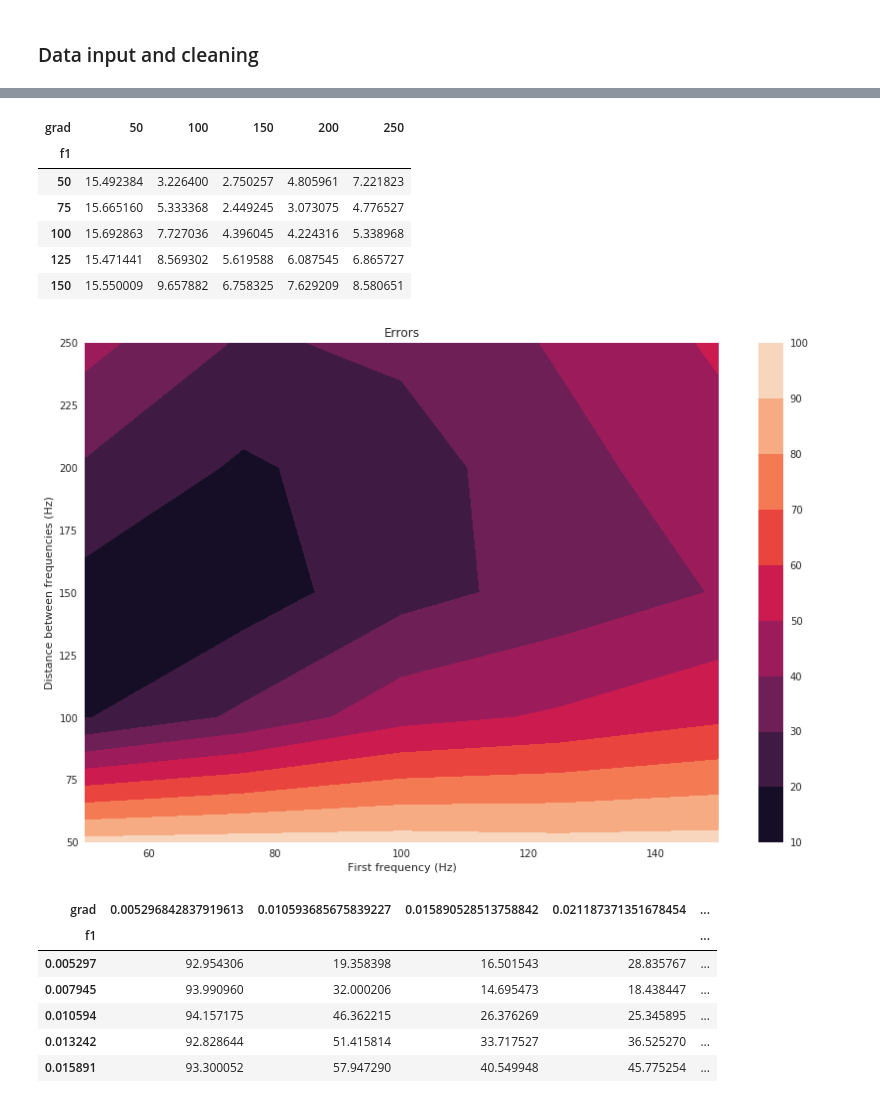
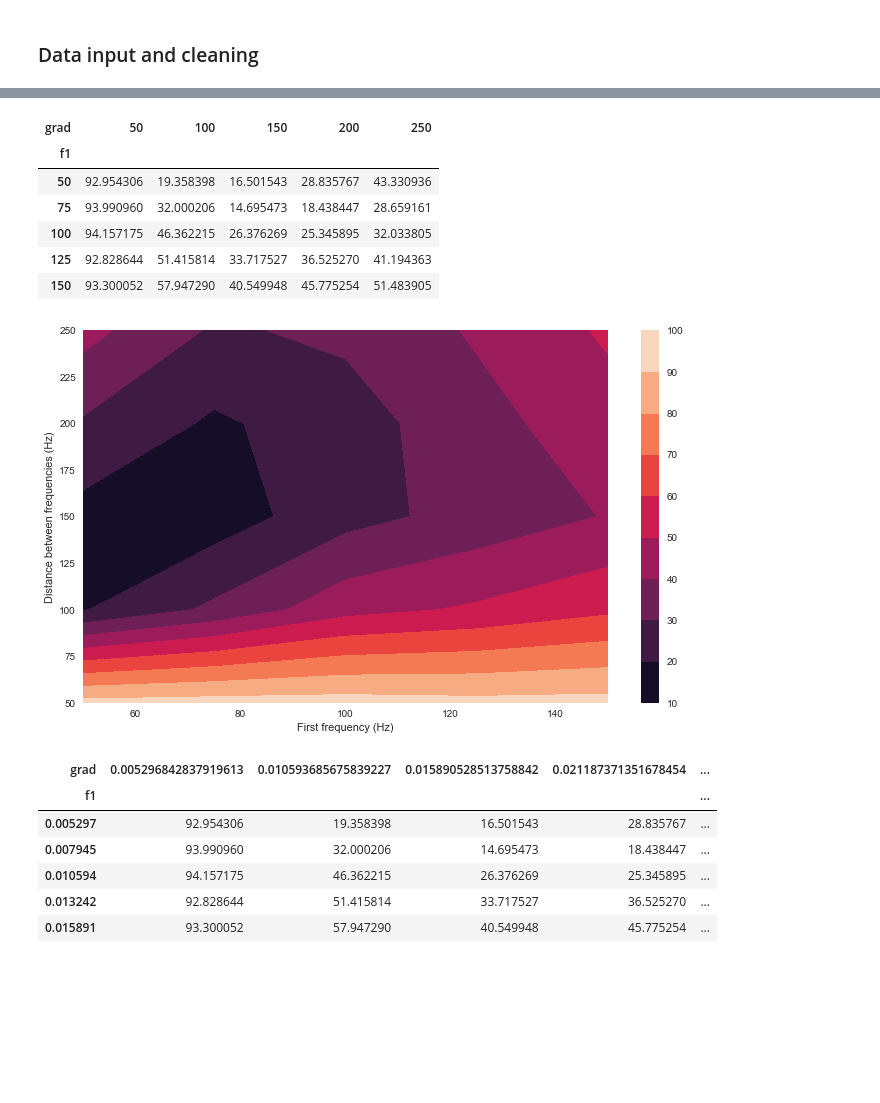
Before and after one commit to byi649/Design-Automation-Optimisation-for-Multi-Material-3D-Printing, a Jupyter notebook: Results/2018-08-17/Statistical analysis-k.ipynb, the cells around one changed output, grey strips where cells are left out. Cells and saved outputs as stored; diff of their text form; code cells hidden in the pictures; blank space fills up the shorter version.

```diff
--- a/Results/2018-08-17/Statistical analysis-k.ipynb
+++ b/Results/2018-08-17/Statistical analysis-k.ipynb
@@ -52,32 +46,33 @@ errors.drop([x for x in errors.columns if type(x)==int], axis=1, inplace=True)
 mean_errors = errors.groupby(["f1", "grad"], as_index=False).mean()
 # %%
 mean_errors = mean_errors.pivot("f1", "grad", "error")
-mean_errors / 6
+mean_errors
 # %% [output]
 | grad | 50 | 100 | 150 | 200 | 250 |
 | f1 |  |  |  |  |  |
-| 50 | 15.492384 | 3.226400 | 2.750257 | 4.805961 | 7.221823 |
-| 75 | 15.665160 | 5.333368 | 2.449245 | 3.073075 | 4.776527 |
-| 100 | 15.692863 | 7.727036 | 4.396045 | 4.224316 | 5.338968 |
-| 125 | 15.471441 | 8.569302 | 5.619588 | 6.087545 | 6.865727 |
-| 150 | 15.550009 | 9.657882 | 6.758325 | 7.629209 | 8.580651 |
+| 50 | 92.954306 | 19.358398 | 16.501543 | 28.835767 | 43.330936 |
+| 75 | 93.990960 | 32.000206 | 14.695473 | 18.438447 | 28.659161 |
+| 100 | 94.157175 | 46.362215 | 26.376269 | 25.345895 | 32.033805 |
+| 125 | 92.828644 | 51.415814 | 33.717527 | 36.525270 | 41.194363 |
+| 150 | 93.300052 | 57.947290 | 40.549948 | 45.775254 | 51.483905 |
 # %%
-plt.figure(figsize=(12,8))
+plt.figure(figsize=(10,6))
 
 x = mean_errors.columns.values
 y = mean_errors.index.values
 Z = mean_errors.values
 Y ,X = np.meshgrid(x, y)
 CS = plt.contourf(X, Y, Z)
 plt.xlabel("First frequency (Hz)")
 plt.ylabel("Distance between frequencies (Hz)")
-plt.title("Errors")
+#plt.title("Errors")
 plt.colorbar()
 
 plt.tight_layout()
+plt.savefig("contour.pgf")
 plt.show()
 # %% [output]
-[figure, old version]
+[figure, new version]
 # %%
 E1 = 3.45e9
 E0 = 115e6
```
Also changed, not shown: parts of 2 cells of this notebook, 15 other files.
